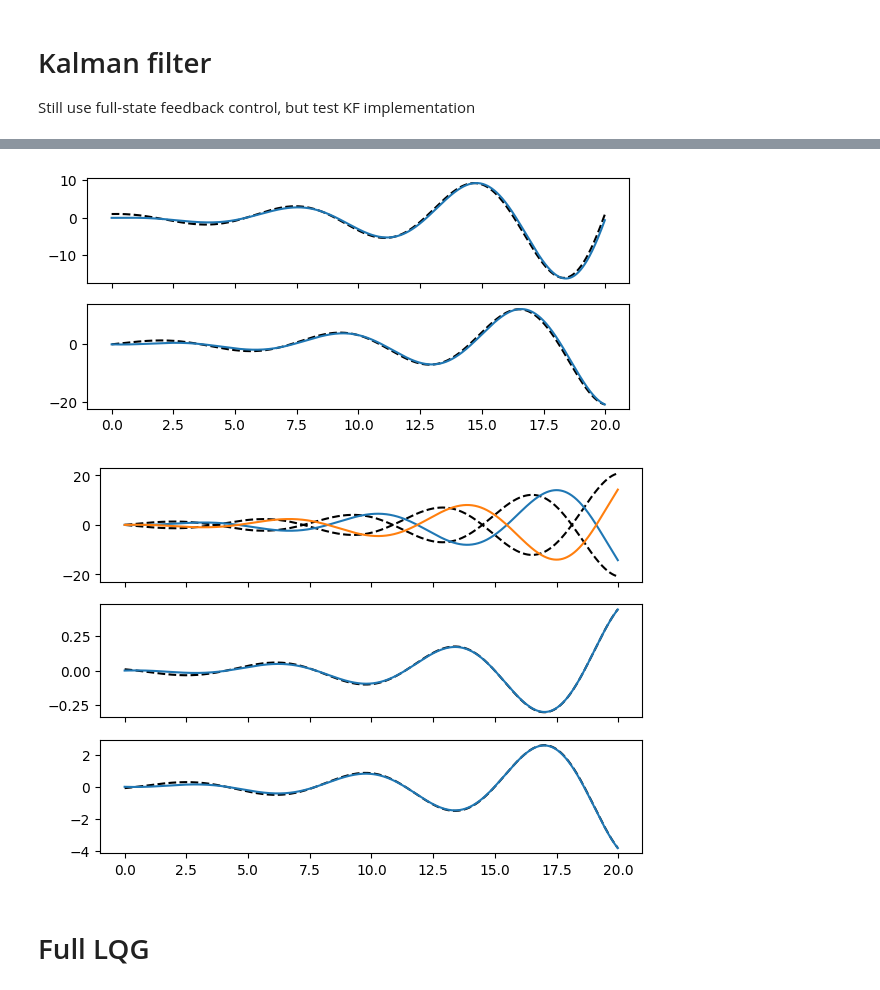
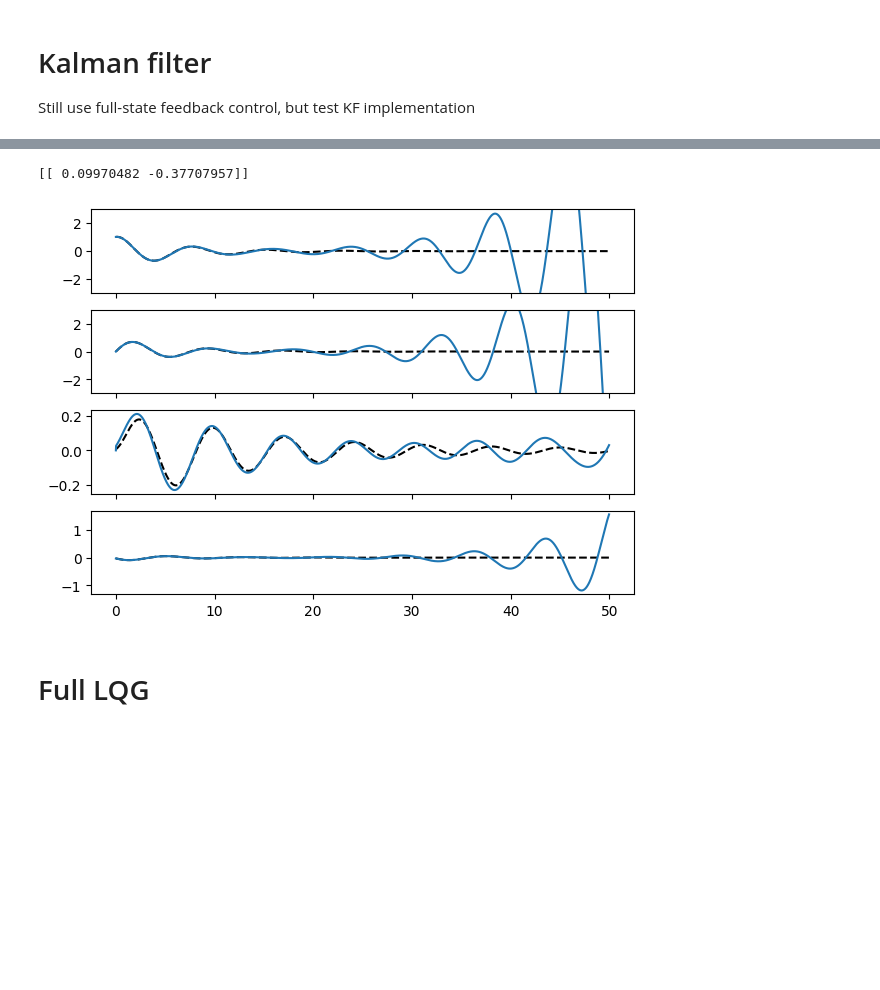
Before and after one commit to dynamicslab/hydrogym, a Jupyter notebook: examples/cylinder/model_reduction/bpod.ipynb, the cells around one changed output, grey strips where cells are left out. Saved outputs shown, nothing was run; the diff lists cells and outputs as text; code cells hidden in the pictures; blank space fills up the shorter version.

```diff
--- a/examples/cylinder/model_reduction/bpod.ipynb
+++ b/examples/cylinder/model_reduction/bpod.ipynb
@@ -405,7 +418,7 @@ CD_lqr = np.zeros(n_steps)
 
 m = 1
 
-# x = np.zeros((n_steps, r))  # Kalman filter state
+x = np.zeros((n_steps, r))  # Reduced-order state
 u = np.zeros((n_steps, m))  # Control signal
 
 # # Integrated control signal (this is the BC value)
@@ -417,18 +430,17 @@ rho = np.zeros(n_steps)
 flow.q.assign(solver.q)
 for i in range(n_steps):
     # Project the flow field onto the reduced basis
-    z = np.array([flow.inner_product(flow.q, W[j]) for j in range(r)])
-    # z[:2] = z[:2] @ linalg.inv(T).T
+    x[i] = np.array([flow.inner_product(flow.q, W[j]) for j in range(r)]).real
 
     if i > 0:
         # Transform to the real-valued reduced state space
 
         # LQR control
-        u[i] = -K @ np.real(z)
+        u[i] = -K @ x[i]
 
         # Small proportional control applied to the actuation to
         # drive the BC value to zero
-        # u[i] += 1e-1 * rho[i-1]
+        u[i] += ki * rho[i-1]
 
         c.assign(u[i])
         rho[i] = rho[i-1] - dt * u[i]
@@ -628,27 +514,52 @@ for q in [q1, q2, q3]:
+# %%
+
+Qf = np.eye(r)
+Rf = 1e12 * np.eye(p)
+# L, _, E = control.dlqr(A_kf.T, C_kf.T, Qf, Rf)
+# L = L.T
+
+# Only try to detect the two unstable modes
+L = np.zeros((r, p))
+Lu, _, E = control.dlqr(A_kf[:ru, :ru].T, C_kf[:, :ru].T, Qf[:ru, :ru], Rf)
+L[:ru, :] = Lu.T
+print(Lu)
+# print(L)
+# %% [output]
+[[ 0.09970482 -0.37707957]]
+# %%
+n_steps = x.shape[0]
+
+p = 1
+
+z = np.zeros((n_steps, r))  # Kalman filter estimate
+y_hat = np.zeros((n_steps, p))  # Kalman filter output
+y = CL_lqr
+
+z[0] = x[0]
+
+for i in range(1, n_steps):
+    # Update the Kalman filter estimate
+    y_hat[i] = np.real(C_kf @ z[i-1] + D_kf * u[i])
+    z[i] = A_kf @ z[i-1] + B_kf @ u[i] #+ L @ (y[i] - y_hat[i])
 # %%
 t = np.arange(n_steps) * dt
-fig, ax = plt.subplots(2, 1, figsize=(7, 3), sharex=True)
-z_plt = z * np.exp(1j * 5*np.pi/4)  # Phase shifted from true state
-ax[0].plot(t, np.real(x[:, 0]), 'k--')
-ax[0].plot(t, np.real(z_plt[:, 0]))
-ax[1].plot(t, np.imag(x[:, 0]), 'k--')
-ax[1].plot(t, np.imag(z_plt[:, 0]))
+fig, ax = plt.subplots(4, 1, figsize=(7, 5), sharex=True)
+
+ax[0].plot(t, x[:, 0], 'k--')
+ax[0].plot(t, z[:, 0])
+ax[0].set_ylim([-3, 3])
+# ax[0].plot(t, x_rom[:, 0].real)
+ax[1].plot(t, x[:, 1], 'k--')
+ax[1].plot(t, z[:, 1])
+ax[1].set_ylim([-3, 3])
+# ax[1].plot(t, x_rom[:, 1].real)
+ax[2].plot(t, y, 'k--')
+ax[2].plot(t, y_hat)
+ax[3].plot(t, x @ K.T, 'k--')
+ax[3].plot(t, z @ K.T)
 plt.show()
 # %% [output]
-[figure, old version]
+[figure, new version]
-# %%
-t = np.arange(n_steps) * dt
-fig, ax = plt.subplots(3, 1, figsize=(7, 5), sharex=True)
-# ax.plot(t, CL_nat)
-ax[0].plot(t, np.imag(x[:, :2]), 'k--')
-ax[0].plot(t, np.imag(z[:, :2].conj()))
-ax[1].plot(t, y, 'k--')
-ax[1].plot(t, y_hat)
-ax[2].plot(t, x @ K.T, 'k--')
-ax[2].plot(t, z.conj() @ K.T)
-plt.show()
-# %% [output]
-[figure, removed]
 # %% [markdown]
 # Full LQG
 # %% [markdown]
```
Also changed, not shown: parts of 17 cells of this notebook, 1 other file.
